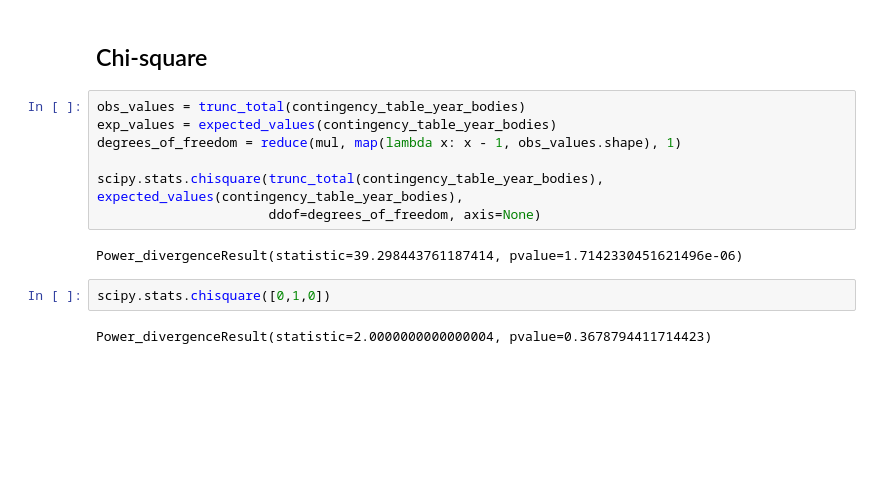
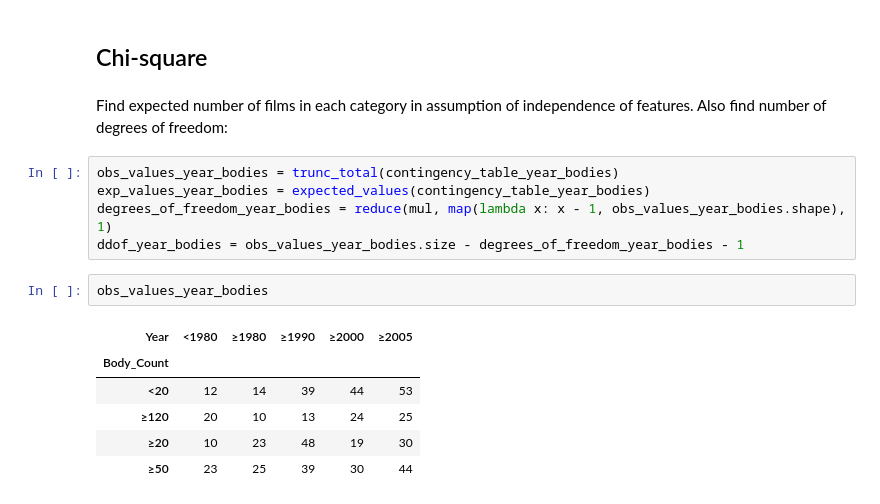
Before and after one commit to Euphe/data_analysis_project, a Jupyter notebook: hw3.ipynb, the cells around one changed output. Saved outputs shown, nothing was run; the diff lists cells and outputs as text; blank space fills up the shorter version.

```diff
--- a/hw3.ipynb
+++ b/hw3.ipynb
@@ -166,16 +173,19 @@ make_quetelet(normalize(contingency_table_year_bodies)) * 100
 2. Films that have less than 20 bodies are most probably made after 2000
 # %% [markdown]
 ## Chi-square
+# %% [markdown]
+Find expected number of films in each category in assumption of independence of features. Also find number of degrees of freedom:
 # %%
-obs_values = trunc_total(contingency_table_year_bodies)
-exp_values = expected_values(contingency_table_year_bodies)
-degrees_of_freedom = reduce(mul, map(lambda x: x - 1, obs_values.shape), 1)
-
-scipy.stats.chisquare(trunc_total(contingency_table_year_bodies), expected_values(contingency_table_year_bodies),
-                      ddof=degrees_of_freedom, axis=None)
+obs_values_year_bodies = trunc_total(contingency_table_year_bodies)
+exp_values_year_bodies = expected_values(contingency_table_year_bodies)
+degrees_of_freedom_year_bodies = reduce(mul, map(lambda x: x - 1, obs_values_year_bodies.shape), 1)
+ddof_year_bodies = obs_values_year_bodies.size - degrees_of_freedom_year_bodies - 1
-# %% [output]
-Power_divergenceResult(statistic=39.298443761187414, pvalue=1.7142330451621496e-06)
-# %%
-scipy.stats.chisquare([0,1,0])
-# %% [output]
-Power_divergenceResult(statistic=2.0000000000000004, pvalue=0.3678794411714423)
+# %%
+obs_values_year_bodies
+# %% [output]
+| Year | <1980 | ≥1980 | ≥1990 | ≥2000 | ≥2005 |
+| Body_Count |  |  |  |  |  |
+| <20 | 12 | 14 | 39 | 44 | 53 |
+| ≥120 | 20 | 10 | 13 | 24 | 25 |
+| ≥20 | 10 | 23 | 48 | 19 | 30 |
+| ≥50 | 23 | 25 | 39 | 30 | 44 |
```
Also changed, not shown: parts of 18 cells of this notebook.
